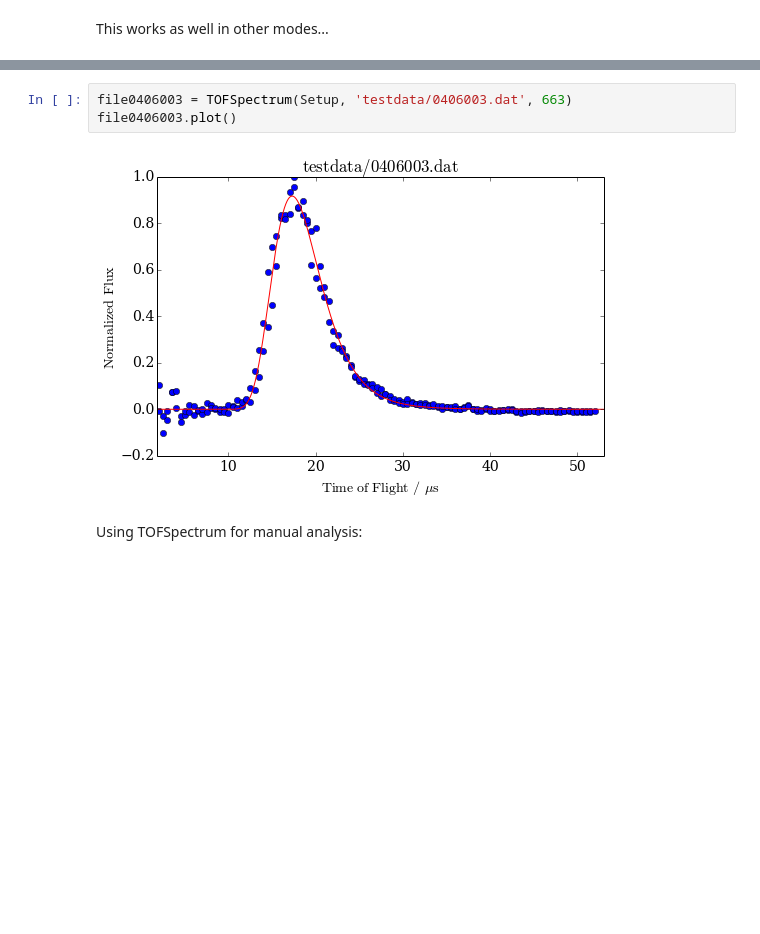
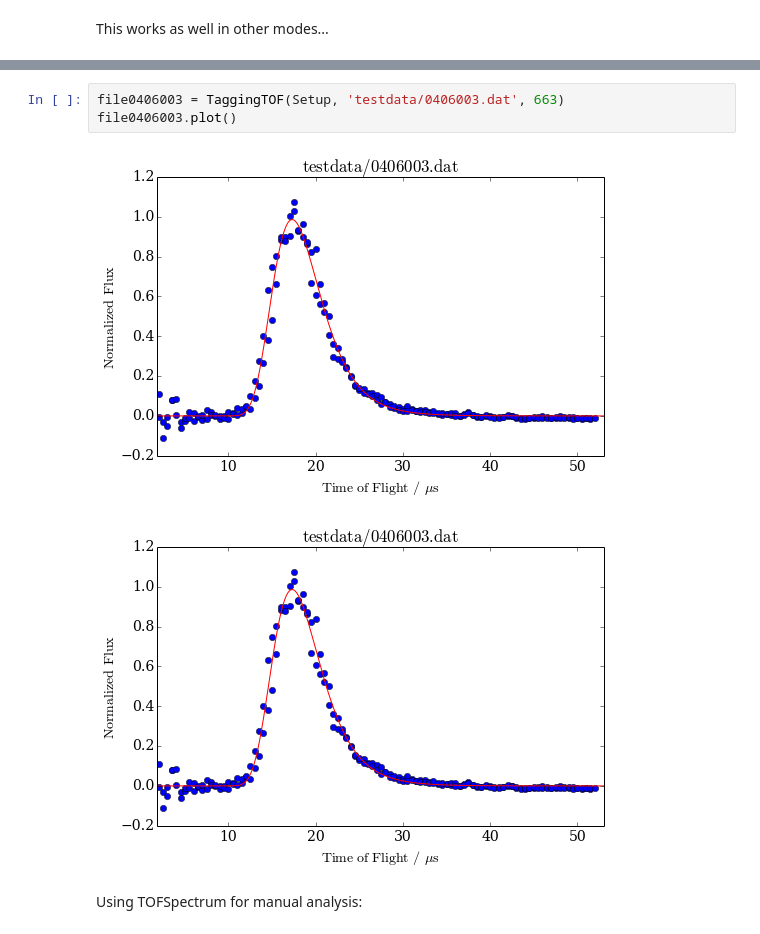
Before and after one commit to jwerdec/beamerlib, a Jupyter notebook: tof_analysis.ipynb, the cells around one changed output, grey strips where cells are left out. Cells and saved outputs as stored; diff of their text form; blank space fills up the shorter version.

```diff
--- a/tof_analysis.ipynb
+++ b/tof_analysis.ipynb
@@ -327,8 +330,9 @@ RMS Energy: (0.076015 +/- 0.000627) eV
 # %%
-file0406003 = TOFSpectrum(Setup, 'testdata/0406003.dat', 663)
+file0406003 = TaggingTOF(Setup, 'testdata/0406003.dat', 663)
 file0406003.plot()
 # %% [output]
-[figure, old version]
+[figure, new version]
+[figure, added]
 # %% [markdown]
 Using TOFSpectrum for manual analysis:
 # %%
```
Also changed, not shown: parts of 32 cells of this notebook, 2 other files.
